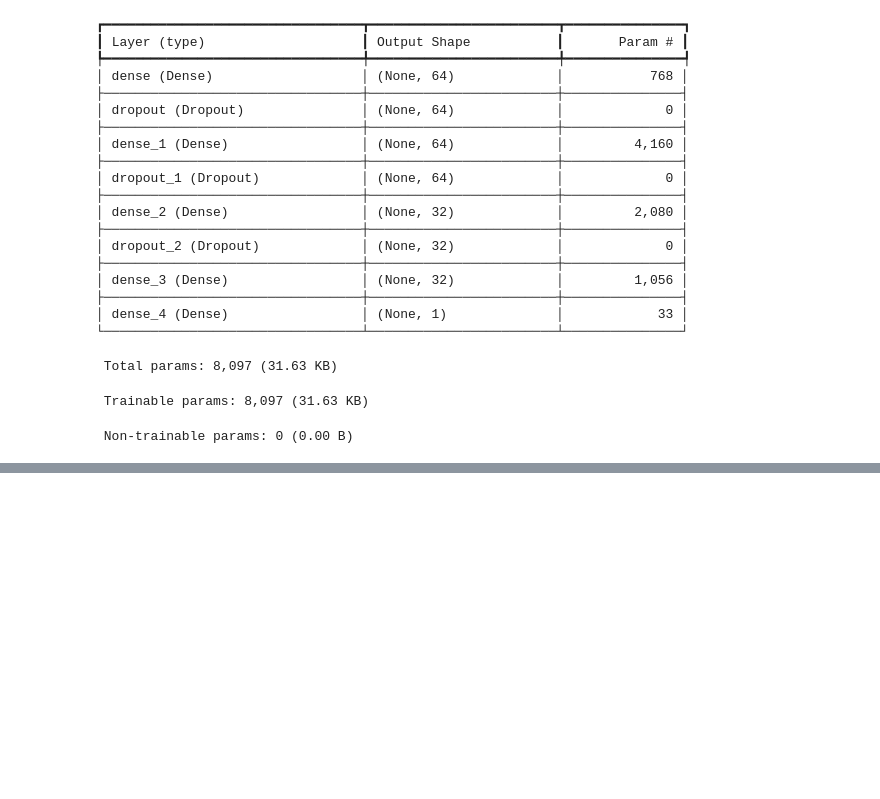
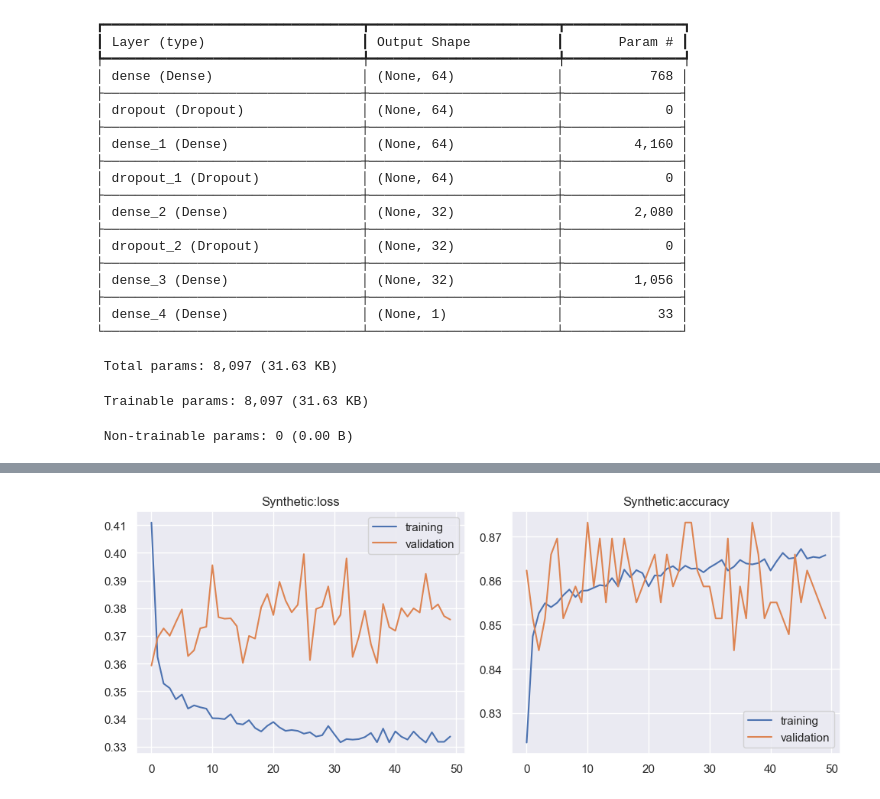
Before and after one commit to RickCraco/computer-science-project, a Jupyter notebook: notebooks/heart_disease_classification_ctgan_xai.ipynb, the cells around one changed output, grey strips where cells are left out. Cells and saved outputs as stored; diff of their text form; code cells hidden in the pictures; blank space fills up the shorter version.

Commit message:
trained and initial validation of DNN model

```diff
--- a/notebooks/heart_disease_classification_ctgan_xai.ipynb
+++ b/notebooks/heart_disease_classification_ctgan_xai.ipynb
@@ -917,8 +917,10 @@ from src.models import build_dnn
 
 clear_session()
 
-model = build_dnn(test_df.drop("HeartDisease", axis=1).shape[1])
-model.summary()
+# we create two identical models, one for syn data one for real data
+model_syn = build_dnn(test_df.drop("HeartDisease", axis=1).shape[1])
+model_real = build_dnn(test_df.drop("HeartDisease", axis=1).shape[1])
+model_syn.summary()
 # %% [output]
 Model: "sequential"
 ┏━━━━━━━━━━━━━━━━━━━━━━━━━━━━━━━━━┳━━━━━━━━━━━━━━━━━━━━━━━━┳━━━━━━━━━━━━━━━┓
@@ -948,25 +950,29 @@ from sklearn.preprocessing import StandardScaler, OrdinalEncoder
 
 # we preprocess the data
 # synthetic data
-X_train = syn_df_1000.drop("HeartDisease", axis=1)
-y_train = syn_df_1000["HeartDisease"]
+X_train_syn = syn_df_1000.drop("HeartDisease", axis=1)
+y_train_syn = syn_df_1000["HeartDisease"]
 
 # real data
-X_test = test_df.drop("HeartDisease", axis=1)
-y_test = test_df["HeartDisease"]
+X_train_real = train_df.drop("HeartDisease", axis=1)
+y_train_real = train_df["HeartDisease"]
+X_test_real = test_df.drop("HeartDisease", axis=1)
+y_test_real = test_df["HeartDisease"]
 
 # initialize scaler and encoder
 ss = StandardScaler()
 oe = OrdinalEncoder(handle_unknown="use_encoded_value", unknown_value=-1)
 
 # we use standard scaler for numeric features
-X_train[quantitative_features] = ss.fit_transform(X_train[quantitative_features])
-X_test[quantitative_features] = ss.transform(X_test[quantitative_features])
+X_train_syn[quantitative_features] = ss.fit_transform(X_train_syn[quantitative_features])
+X_train_real[quantitative_features] = ss.transform(X_train_real[quantitative_features])
+X_test_real[quantitative_features] = ss.transform(X_test_real[quantitative_features])
 
 # we use ordinal encoder for cat features
-X_train[qualitative_cols[:-1]] = oe.fit_transform(X_train[qualitative_cols[:-1]])
-X_test[qualitative_cols[:-1]] = oe.transform(X_test[qualitative_cols[:-1]])
+X_train_syn[qualitative_cols[:-1]] = oe.fit_transform(X_train_syn[qualitative_cols[:-1]])
+X_train_real[qualitative_cols[:-1]] = oe.transform(X_train_real[qualitative_cols[:-1]])
+X_test_real[qualitative_cols[:-1]] = oe.transform(X_test_real[qualitative_cols[:-1]])
 # %%
-history = model.fit(X_train, y_train, epochs=50, validation_data=(X_test, y_test))
+history_syn = model_syn.fit(X_train_syn, y_train_syn, epochs=50, validation_data=(X_test_real, y_test_real))
 # %% [output]
 Epoch 1/50
@@ -993,0 +1000,6 @@ model.evaluate(X_test, y_test)
+# %%
+from src.evaluation import plot_learning_curve, plot_confusion_matrix
+
+plot_learning_curve(history_syn, "Synthetic")
+# %% [output]
+[figure, added]
```
Also changed, not shown: parts of 5 cells of this notebook.
